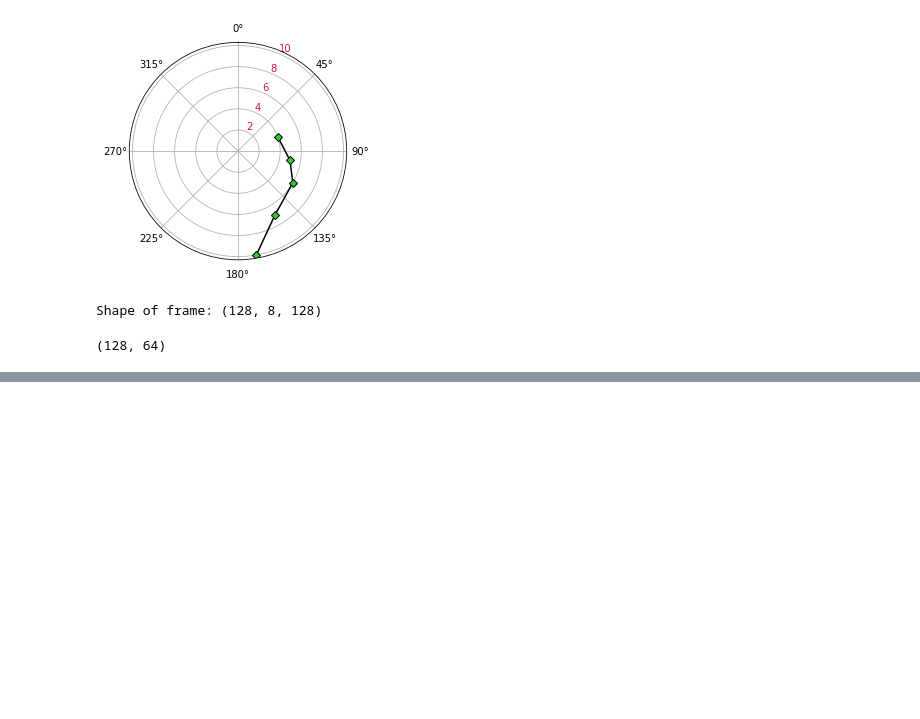
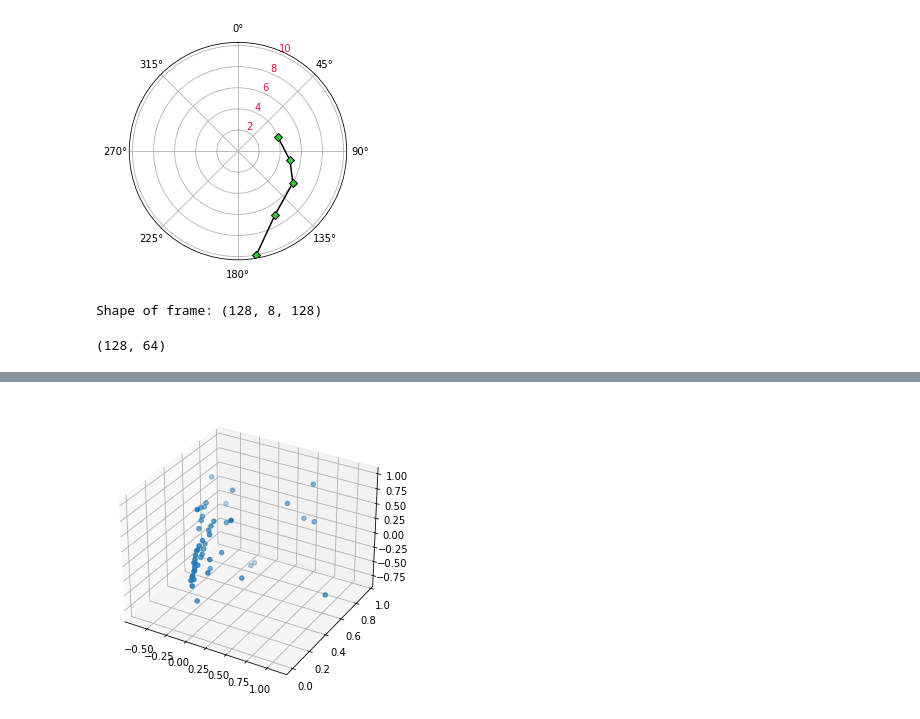
Before and after one commit to eyeris/OpenRadar, a Jupyter notebook: radar_testing.ipynb, the cells around one changed output, grey strips where cells are left out. Cells and saved outputs as stored; diff of their text form; code cells hidden in the pictures; blank space fills up the shorter version.

```diff
--- a/radar_testing.ipynb
+++ b/radar_testing.ipynb
@@ -167,0 +173,9 @@ detection_matrix.shape
+# %%
+from config_v1 import read_radar_params
+from v1 import RadarFrame
+from mmwave import dsp
+
+# Read config and configure RadarFrame object
+radar_config = read_radar_params(r'indoor_human_rcs.cfg')
+rf = RadarFrame(radar_config)
+range_resolution = rf.range_resolution
@@ -167,0 +264,12 @@ detection_matrix.shape
+# %%
+from matplotlib import pyplot
+from mpl_toolkits.mplot3d import Axes3D
+fig = pyplot.figure()
+ax = Axes3D(fig)
+
+
+
+ax.scatter(xyzVecN[0], xyzVecN[1], xyzVecN[2])
+pyplot.show()
+# %% [output]
+[figure, added]
```
Also changed, not shown: parts of 10 cells of this notebook, 45 other files.
